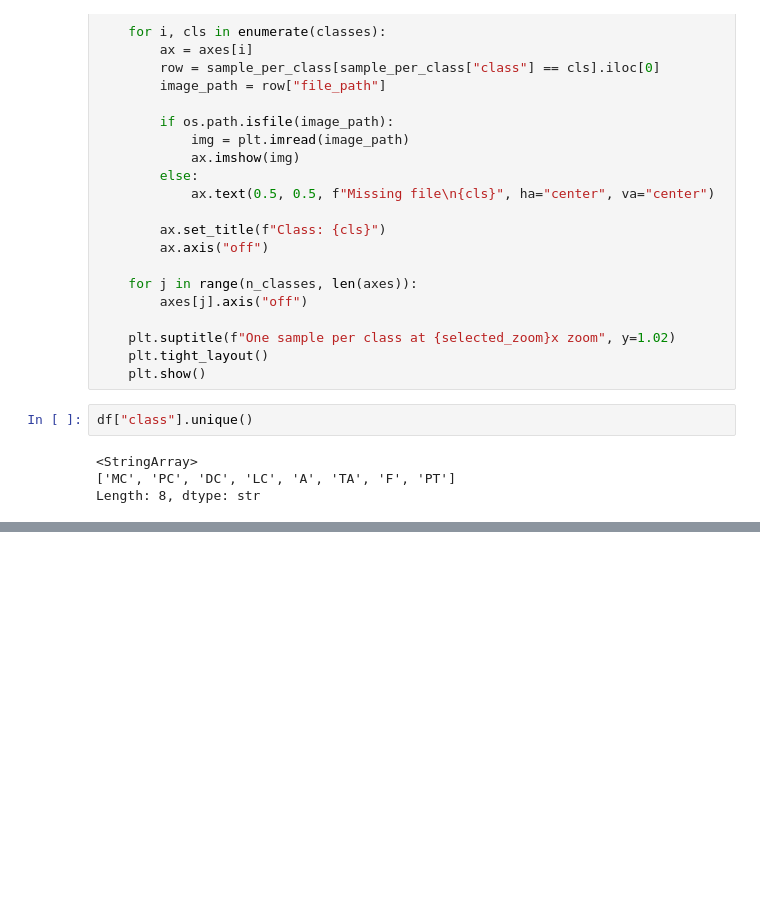
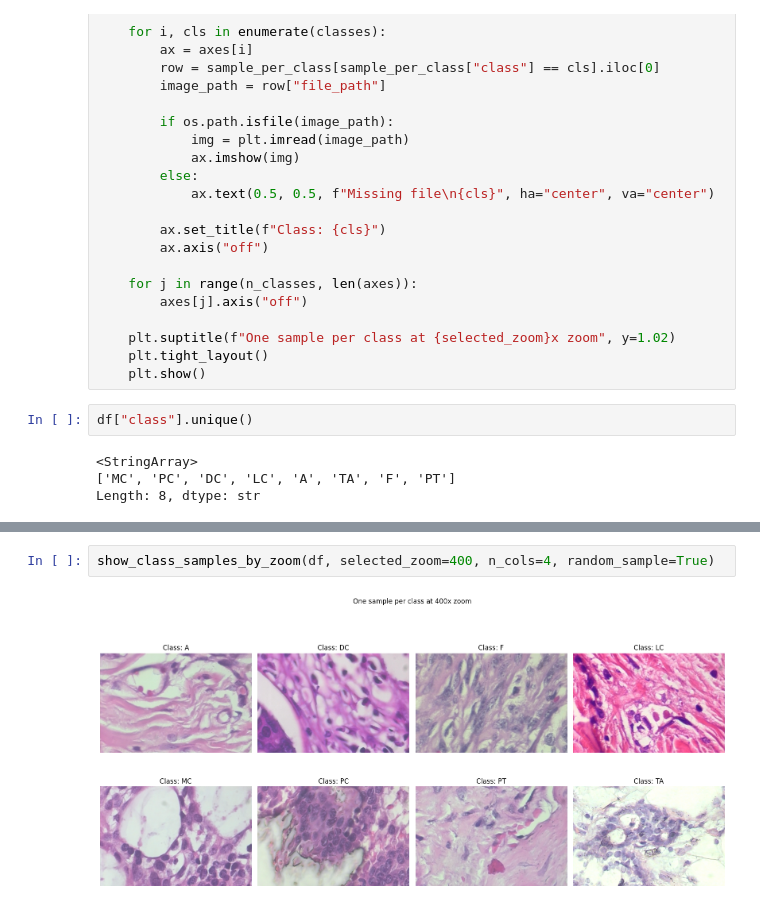
Before and after one commit to sarpustacom/BreastCancerV1, a Jupyter notebook: notebook_analysis.ipynb, the cells around one changed output, grey strips where cells are left out. Cells and saved outputs as stored; diff of their text form; blank space fills up the shorter version.

```diff
--- a/notebook_analysis.ipynb
+++ b/notebook_analysis.ipynb
@@ -159,0 +289,4 @@ show_class_samples_by_zoom(df, 400, n_cols=4, random_sample=True)
+# %%
+show_class_samples_by_zoom(df, selected_zoom=400, n_cols=4, random_sample=True)
+# %% [output]
+[figure, added]
```
Also changed, not shown: parts of 5 cells of this notebook, 2 other files.
